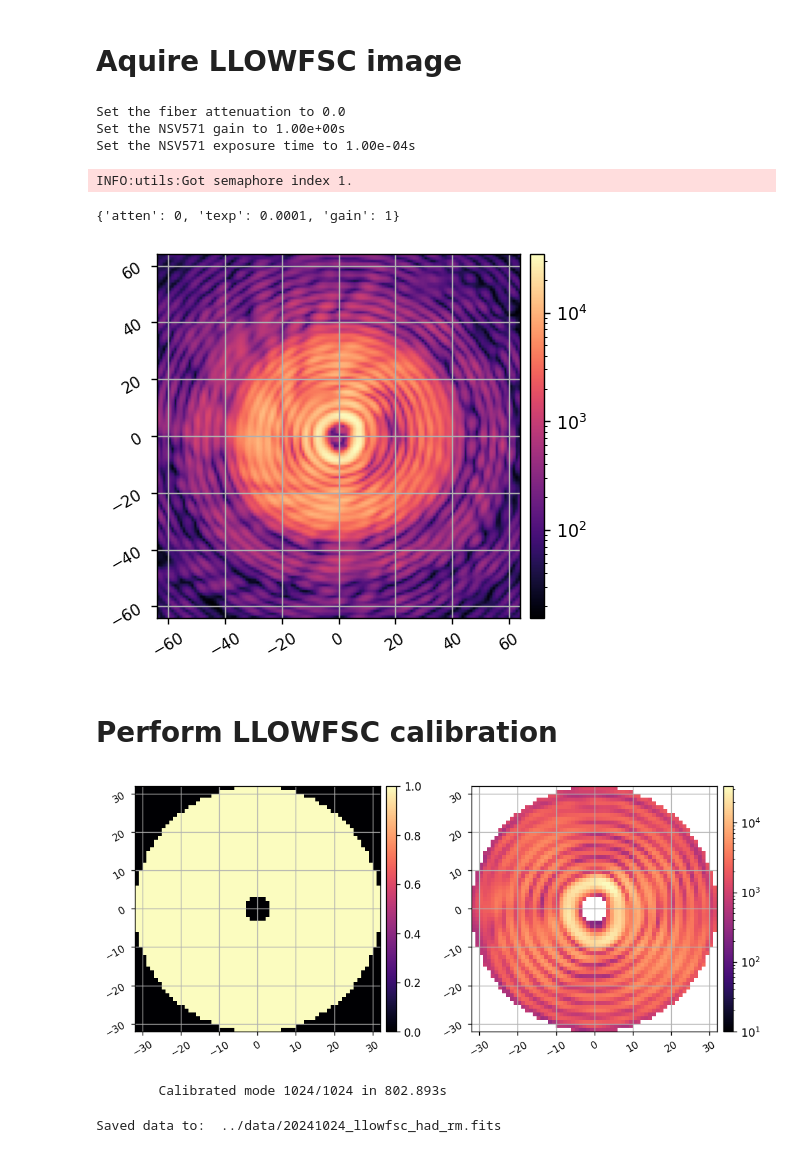
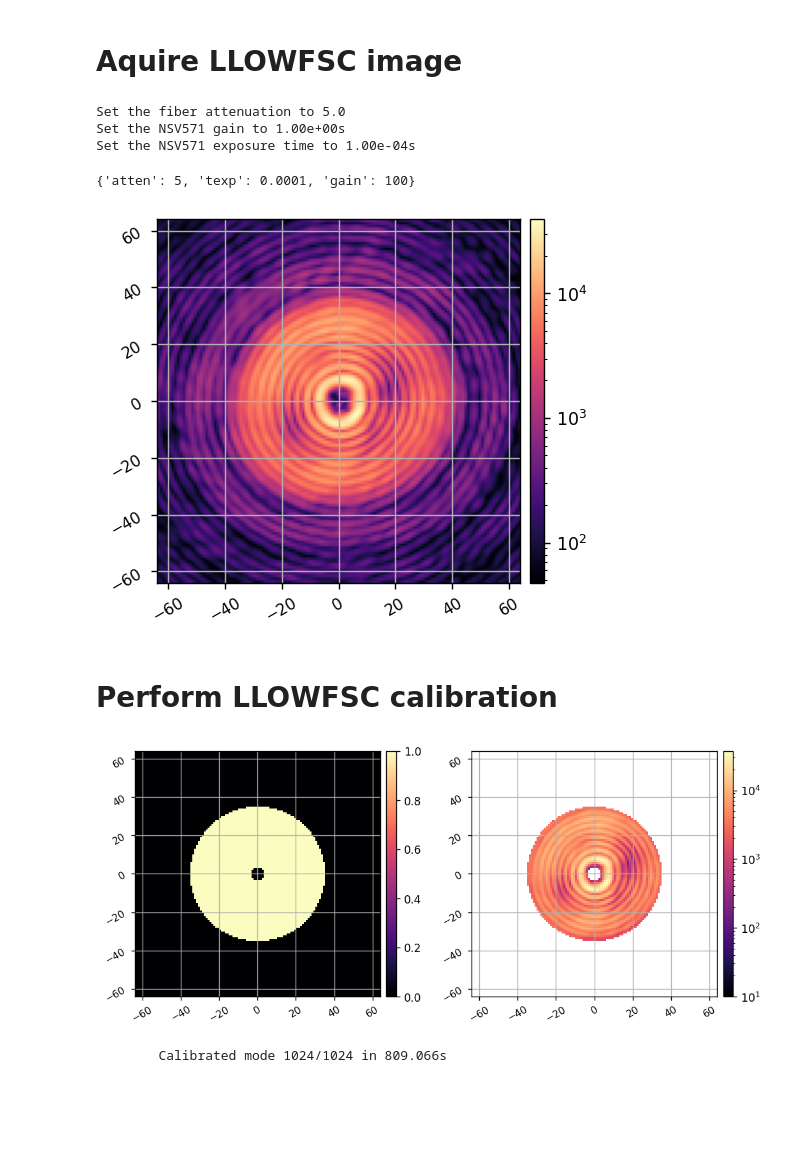
Before and after one commit to kian1377/scoob-exps, a Jupyter notebook: llowfsc-mono/run_llowfsc_offsetting.ipynb, the cells around one changed output. Saved outputs shown, nothing was run; the diff lists cells and outputs as text; code cells hidden in the pictures; blank space fills up the shorter version.

Commit message:
got the experimental llowfsc and iefc loops fully operational again but I need to figure out a way to save all the data instead of just camsci

```diff
--- a/llowfsc-mono/run_llowfsc_offsetting.ipynb
+++ b/llowfsc-mono/run_llowfsc_offsetting.ipynb
@@ -69,11 +81,11 @@ dh_channel.write(np.zeros((I.Nact,I.Nact)))
 # %% [markdown]
 # Aquire LLOWFSC image
 # %%
-I.set_fib_atten(0, client)
-I.set_nsv_gain(1, client0)
+I.set_fib_atten(5, client)
+I.set_nsv_gain(100, client0)
 I.set_nsv_exp_time(0.0001, client0)
 # %% [output]
-Set the fiber attenuation to 0.0
+Set the fiber attenuation to 5.0
 Set the NSV571 gain to 1.00e+00s
 Set the NSV571 exposure time to 1.00e-04s
 # %%
@@ -94,21 +106,20 @@ I.subtract_dark_locam = False
 ref_im = I.snap_locam()
 imshow1(ref_im, grid=True, pxscl=1, lognorm=True)
 # %% [output]
-INFO:utils:Got semaphore index 1.
+{'atten': 5, 'texp': 0.0001, 'gain': 100}
-{'atten': 0, 'texp': 0.0001, 'gain': 1}
-[figure, old version]
+[figure, new version]
 # %%
 locam_ref_0_channel.write(ref_im)
 # %% [markdown]
 # Perform LLOWFSC calibration
 # %%
 irad = 3
-orad = 32
+orad = 35
 control_mask = ensure_np_array(lina.utils.create_annular_focal_plane_mask(I.nlocam, 1, irad, orad, edge=None, ))
 # control_mask = xp.ones((M.nlocam, M.nlocam)).astype(bool)
 imshow2(control_mask, ref_im * control_mask, grid=True, pxscl=1, lognorm2=True, vmin2=1e1)
 # %% [output]
-[figure, old version]
+[figure, new version]
 # %%
 had_modes = ensure_np_array(lina.utils.create_hadamard_modes(xp.array(I.dm_mask)))
 had_modal_matrix = had_modes.reshape(had_modes.shape[0], -1)
@@ -119,10 +130,14 @@ reload(lina.llowfsc)
 I.zero_dm()
 I.setattr('NLOCAM', 20)
 I.dm_delay = 0.02
-had_rm = lina.llowfsc.calibrate_without_fsm(I, control_mask, dm_modes=had_modes, amps=5e-9, plot=False)
+calib_amp = 3e-9
+had_rm = lina.llowfsc.calibrate_without_fsm(
+    I,
+    control_mask,
+    dm_modes=had_modes,
+    # dm_modes=had_modes[:10],
+    amps=calib_amp,
+    plot=False,
+)
 # %% [output]
-        Calibrated mode 1024/1024 in 802.893s
+        Calibrated mode 1024/1024 in 809.066s
-# %%
-utils.save_fits(f'../data/{today}_llowfsc_had_rm.fits', had_rm)
-# %% [output]
-Saved data to:  ../data/20241024_llowfsc_had_rm.fits
```
Also changed, not shown: parts of 8 cells of this notebook, 1 other file.
